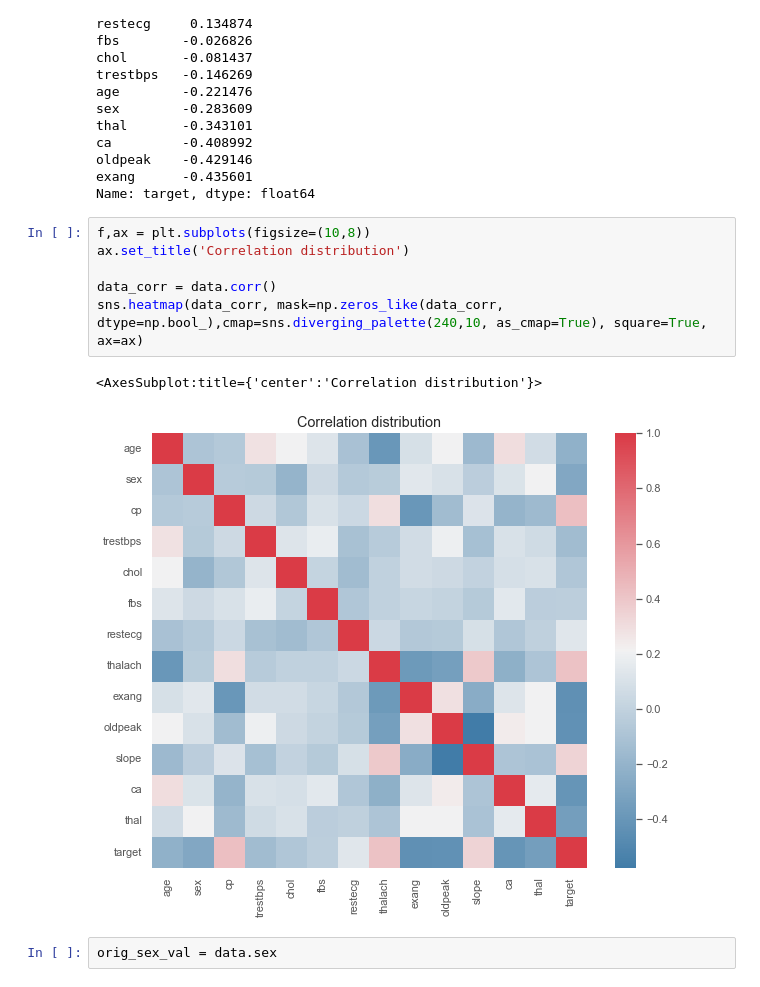
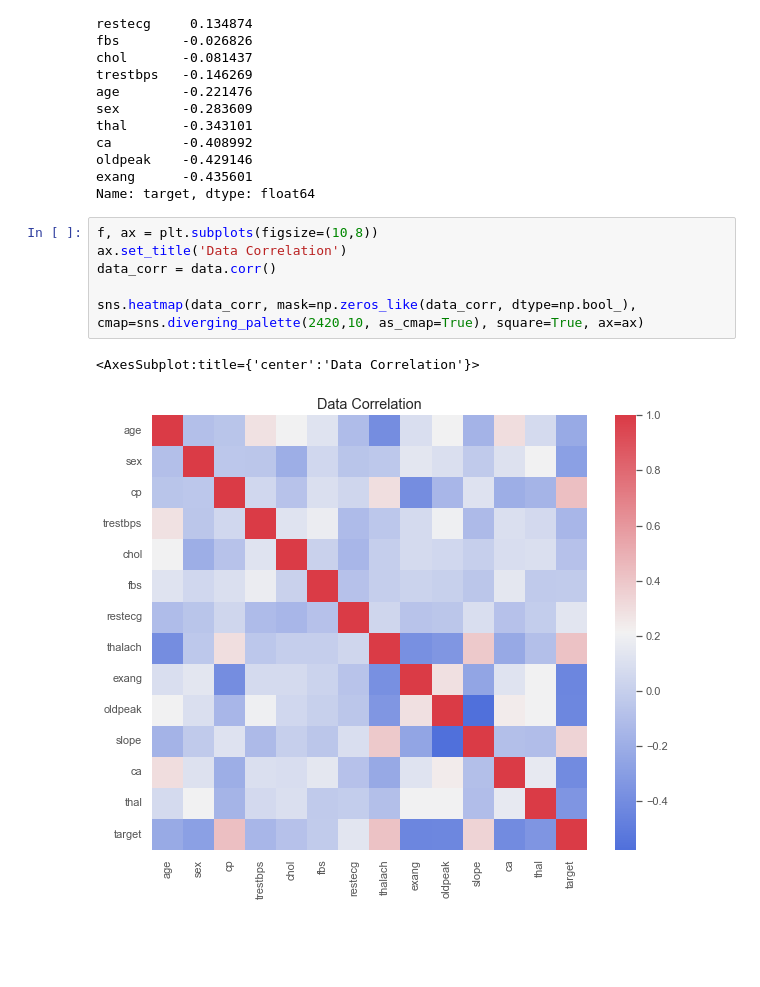
Before and after one commit to Omuk/Fullstack-Data-Analyst, a Jupyter notebook: Learning/code_examples/practice/practice_field.ipynb, the cells around one changed output. Saved outputs shown, nothing was run; the diff lists cells and outputs as text; blank space fills up the shorter version.

Commit message:
data

```diff
--- a/Learning/code_examples/practice/practice_field.ipynb
+++ b/Learning/code_examples/practice/practice_field.ipynb
@@ -60,13 +46,11 @@ oldpeak    -0.429146
 exang      -0.435601
 Name: target, dtype: float64
 # %%
-f,ax = plt.subplots(figsize=(10,8))
-ax.set_title('Correlation distribution')
+f, ax = plt.subplots(figsize=(10,8))
+ax.set_title('Data Correlation')
+data_corr = data.corr()
 
-data_corr = data.corr()
-sns.heatmap(data_corr, mask=np.zeros_like(data_corr, dtype=np.bool_),cmap=sns.diverging_palette(240,10, as_cmap=True), square=True, ax=ax)
+sns.heatmap(data_corr, mask=np.zeros_like(data_corr, dtype=np.bool_), cmap=sns.diverging_palette(2420,10, as_cmap=True), square=True, ax=ax)
 # %% [output]
-<AxesSubplot:title={'center':'Correlation distribution'}>
+<AxesSubplot:title={'center':'Data Correlation'}>
-[figure, old version]
+[figure, new version]
-# %%
-orig_sex_val = data.sex
```
Also changed, not shown: parts of 15 cells of this notebook.
